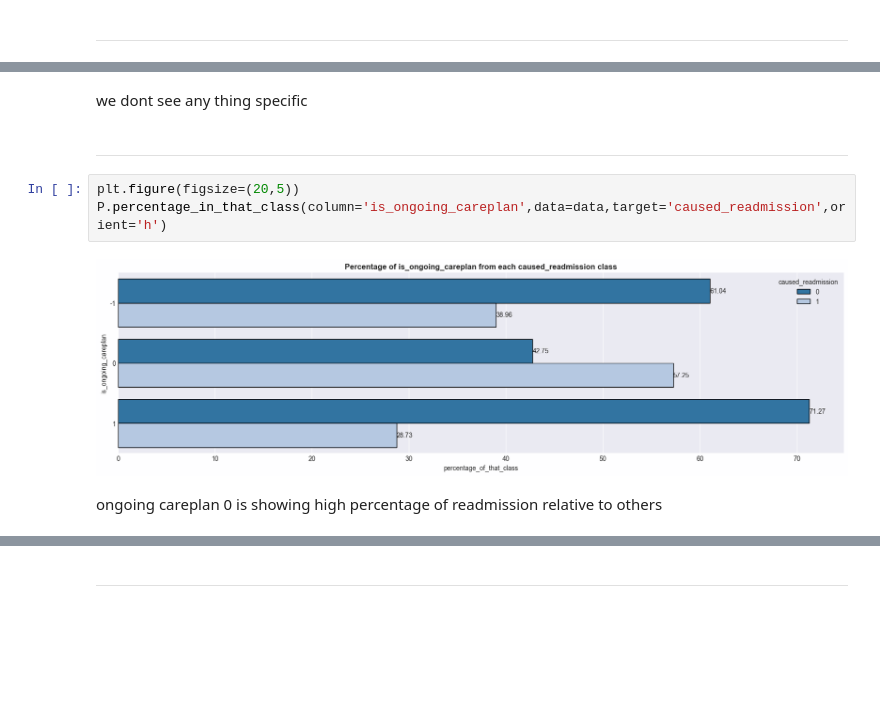
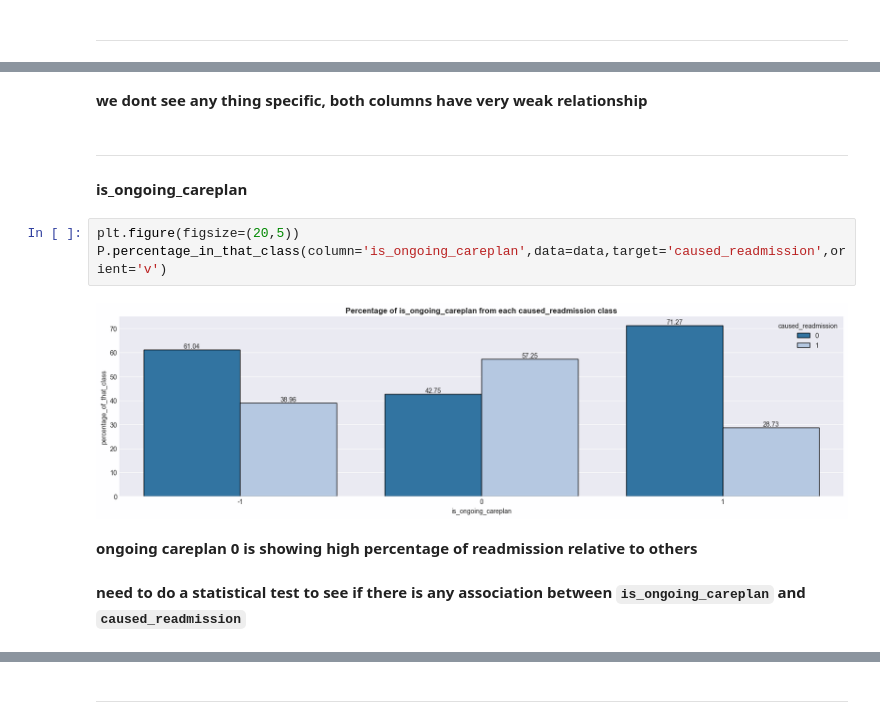
Before and after one commit to IamRaNo/ranojoy_data_analytics_projects, a Jupyter notebook: synthea readmission analysis/notebooks/pandas_analysis.ipynb, the cells around one changed output, grey strips where cells are left out. Saved outputs shown, nothing was run; the diff lists cells and outputs as text; blank space fills up the shorter version.

```diff
--- a/synthea readmission analysis/notebooks/pandas_analysis.ipynb
+++ b/synthea readmission analysis/notebooks/pandas_analysis.ipynb
@@ -508,14 +556,18 @@ P.percentage_in_that_class(column='is_ongoing_condition',data=data,target='cause
 # %% [markdown]
-we dont see any thing specific
+**we dont see any thing specific, both columns have very weak relationship**
 # %% [markdown]
 ***
+# %% [markdown]
+**is_ongoing_careplan**
 # %%
 plt.figure(figsize=(20,5))
-P.percentage_in_that_class(column='is_ongoing_careplan',data=data,target='caused_readmission',orient='h')
+P.percentage_in_that_class(column='is_ongoing_careplan',data=data,target='caused_readmission',orient='v')
 # %% [output]
-[figure, old version]
+[figure, new version]
 # %% [markdown]
-ongoing careplan 0 is showing high percentage of readmission relative to others
+**ongoing careplan 0 is showing high percentage of readmission relative to others**
+# %% [markdown]
+**need to do a statistical test to see if there is any association between `is_ongoing_careplan` and `caused_readmission`**
 # %%
 ongoing_careplan_mask = (data['is_ongoing_careplan']==0)
 ct = pd.crosstab(ongoing_careplan_mask,data['caused_readmission'])
```
Also changed, not shown: parts of 93 cells of this notebook.
